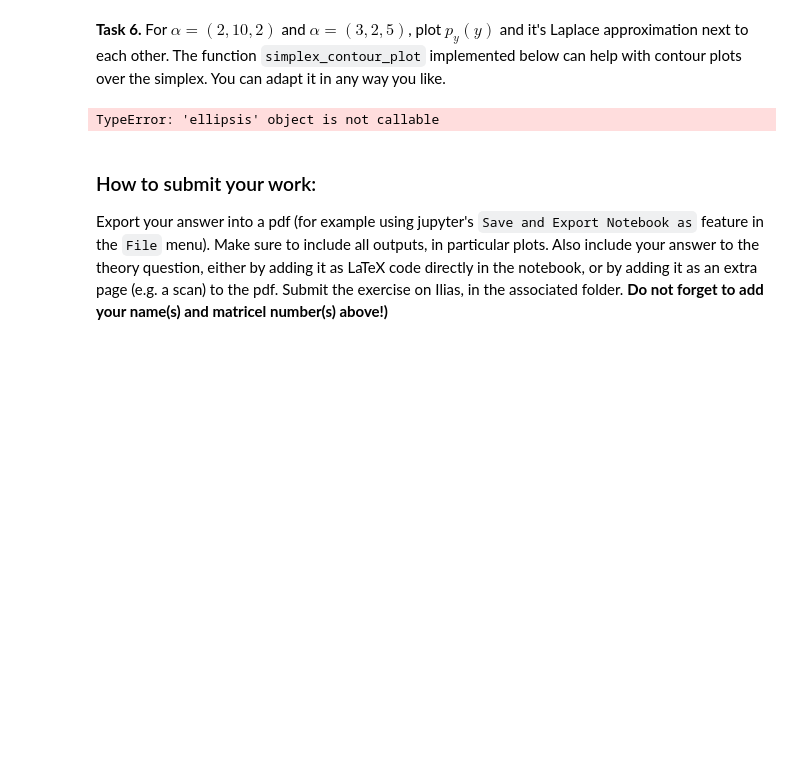
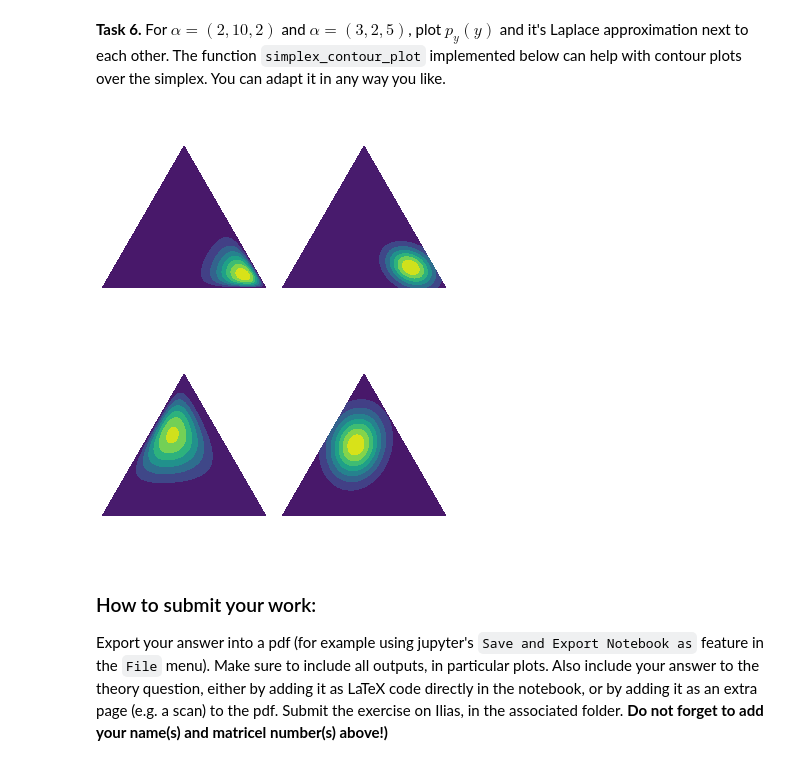
Before and after one commit to Bozcomlekci/PML, a Jupyter notebook: Ex02.ipynb, the cells around one changed output. Cells and saved outputs as stored; diff of their text form; code cells hidden in the pictures; blank space fills up the shorter version.

```diff
--- a/Ex02.ipynb
+++ b/Ex02.ipynb
@@ -243,40 +243,41 @@ def simplex_contour_plot(fun1, fun2):
     trimesh = refiner.refine_triangulation(subdiv=8)
 
     # For each corner of the triangle, the pair of other corners
     pairs = [corners[np.roll(range(3), -i)[1:]] for i in range(3)]
 
     # The area of the triangle formed by point xy and another pair or points
     tri_area = lambda xy, pair: 0.5 * np.linalg.norm(np.cross(*(pair - xy)))
 
     # Convert cartesian to barycentric coordinates
     def xy2bc(xy, tol=1e-6):
         coords = np.array([tri_area(xy, p) for p in pairs]) / area
         return np.clip(coords, tol, 1.0 - tol)
 
     values1 = [fun1(xy2bc(xy)).item() for xy in zip(trimesh.x, trimesh.y)]
     values2 = [fun2(xy2bc(xy)).item() for xy in zip(trimesh.x, trimesh.y)]
 
     fig, axes = plt.subplots(nrows=1, ncols=2, figsize=(5, 3))
     axes[0].tricontourf(trimesh, values1)
     axes[1].tricontourf(trimesh, values2)
     axes[0].axis('equal')
     axes[1].axis('equal')
     axes[0].axis('off')
     axes[1].axis('off')
     plt.show()
 
+
+def func_p_y(alpha):
+    return lambda y: p_y(y, alpha)
+
 # TODO: Plot
 alpha = np.array([2, 10, 2])
-y = np.linspace(0, 1, 1000)
-
-simplex_contour_plot(laplace_y(alpha), laplace_y(alpha))
+simplex_contour_plot(func_p_y(alpha=alpha), laplace_y(alpha))
 
 alpha = np.array([3, 2, 5])
-y = np.linspace(0, 1, 1000)
-
-simplex_contour_plot(laplace_y(alpha), laplace_y(alpha))
+simplex_contour_plot(func_p_y(alpha=alpha), laplace_y(alpha))
 # %% [output]
-TypeError: 'ellipsis' object is not callable
+[figure, added]
+[figure, added]
 # %% [markdown]
 ### How to submit your work:
 
```
Also changed, not shown: parts of 3 cells of this notebook.
